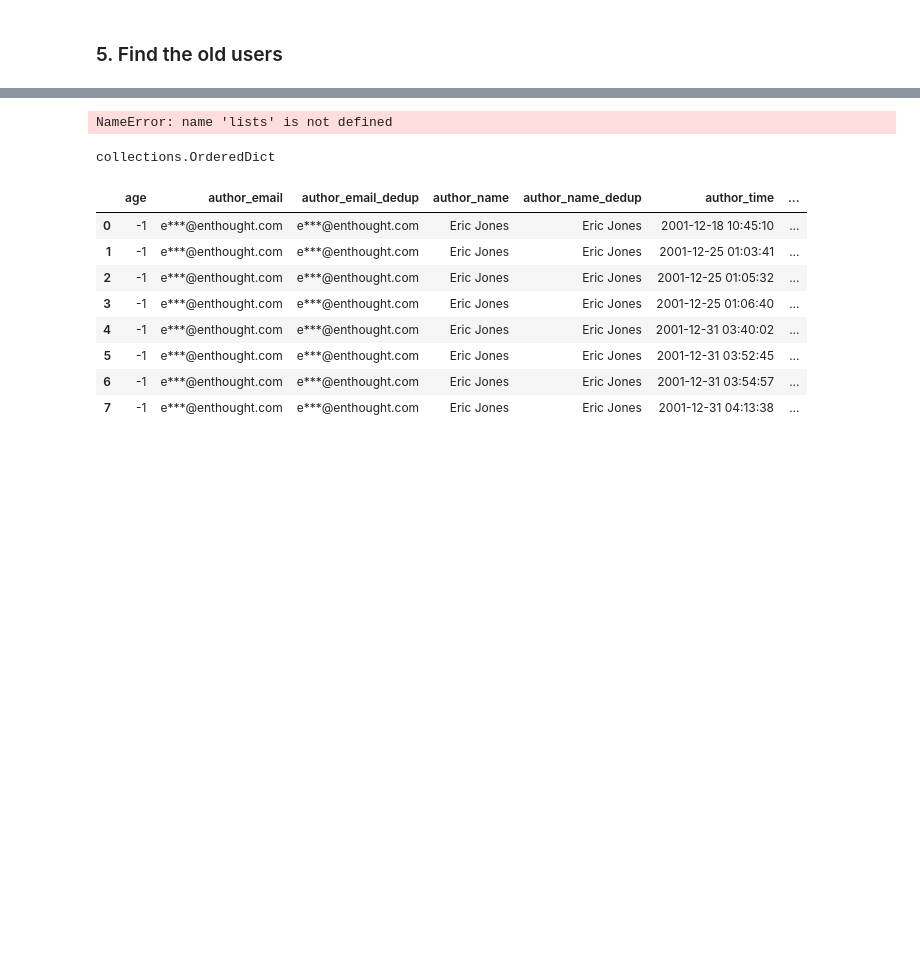
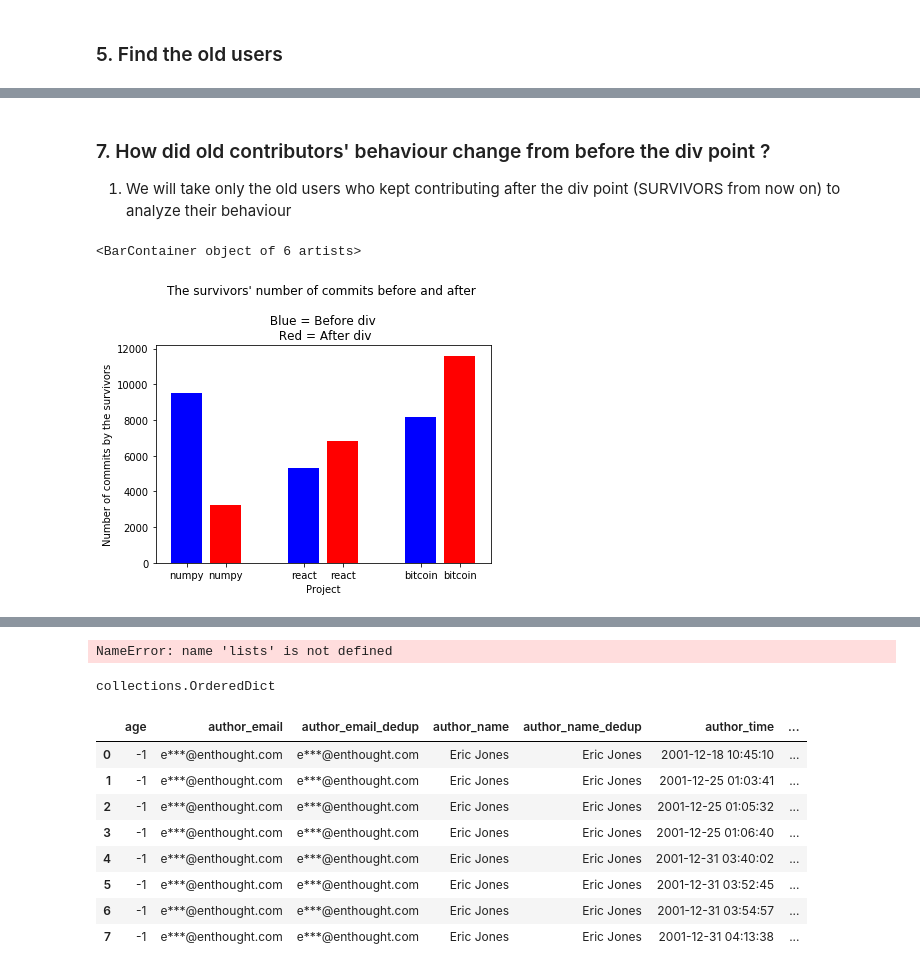
Before and after one commit to hyunny94/5306p1, a Jupyter notebook: cs5306_project1.ipynb, the cells around one changed output, grey strips where cells are left out. Saved outputs shown, nothing was run; the diff lists cells and outputs as text; code cells hidden in the pictures; blank space fills up the shorter version.

Commit message:
added two bar charts 1. comparing # of commits by the survivors before and after the div point 2. comparing avg # of commits by the non-survivors and survivors before the div point

```diff
--- a/cs5306_project1.ipynb
+++ b/cs5306_project1.ipynb
@@ -193,3 +243,16 @@ bitcoin_old_df = old_users(bitcoin_df)
+# %%
+def old_before_div(df):
+    '''
+    Returns the dataframe containing the commits by the old users before the dividing point
+    '''
+    div = pick_div(df)
+    div_year = int(str(div)[:4])
+    div_month = int(str(div)[-2:])
+    div_day = monthrange(div_year, div_month)[1]
+    div = datetime.datetime(div_year, div_month, div_day)
+    old_df = old_users(df)
+    after_div_df = old_df[old_df['committer_time'] <= div]
+    return after_div_df
 # %%
 def old_after_div(df):
     '''
@@ -225,0 +269,7 @@ Bitcoin's number of old users contributing after the dividing point is 61
+# %%
+n_old_bef = old_before_div(n_df)
+r_old_bef = old_before_div(r_df)
+b_old_bef = old_before_div(b_df)
+n_old_aft = old_after_div(n_df)
+r_old_aft = old_after_div(r_df)
+b_old_aft = old_after_div(b_df)
@@ -272,0 +321,28 @@ The median time Bitcoin contributors stuck around is between 2012-10-24 03:04:41
+# %% [markdown]
+### 7. How did old contributors' behaviour change from before the div point ?
+1. We will take only the old users who kept contributing after the div point (SURVIVORS from now on) to analyze their behaviour
+# %%
+# These dataframes contain commits by the survivors
+n_old_bef_surv = n_old_bef[n_old_bef['author_name'].isin(n_surv)]
+r_old_bef_surv = r_old_bef[r_old_bef['author_name'].isin(r_surv)]
+b_old_bef_surv = b_old_bef[b_old_bef['author_name'].isin(b_surv)]
+# %%
+# Array to be used as the heights of the first bar chart below.
+num_commits_array = []
+num_commits_array.append(len(n_old_bef_surv))
+num_commits_array.append(len(n_old_aft))
+num_commits_array.append(len(r_old_bef_surv))
+num_commits_array.append(len(r_old_aft))
+num_commits_array.append(len(b_old_bef_surv))
+num_commits_array.append(len(b_old_aft))
+# %%
+plt.ylabel('Number of commits by the survivors')
+plt.xlabel('Project')
+plt.title("The survivors' number of commits before and after \n\n Blue = Before div \n Red = After div")
+plt.bar(x=[1, 2, 4, 5 ,7 ,8], \
+        height=num_commits_array, \
+        color=['blue','red','blue','red','blue','red'], \
+        tick_label=['numpy', 'numpy', 'react', 'react', 'bitcoin', 'bitcoin'])
+# %% [output]
+<BarContainer object of 6 artists>
+[figure, added]
```
Also changed, not shown: parts of 28 cells of this notebook.
